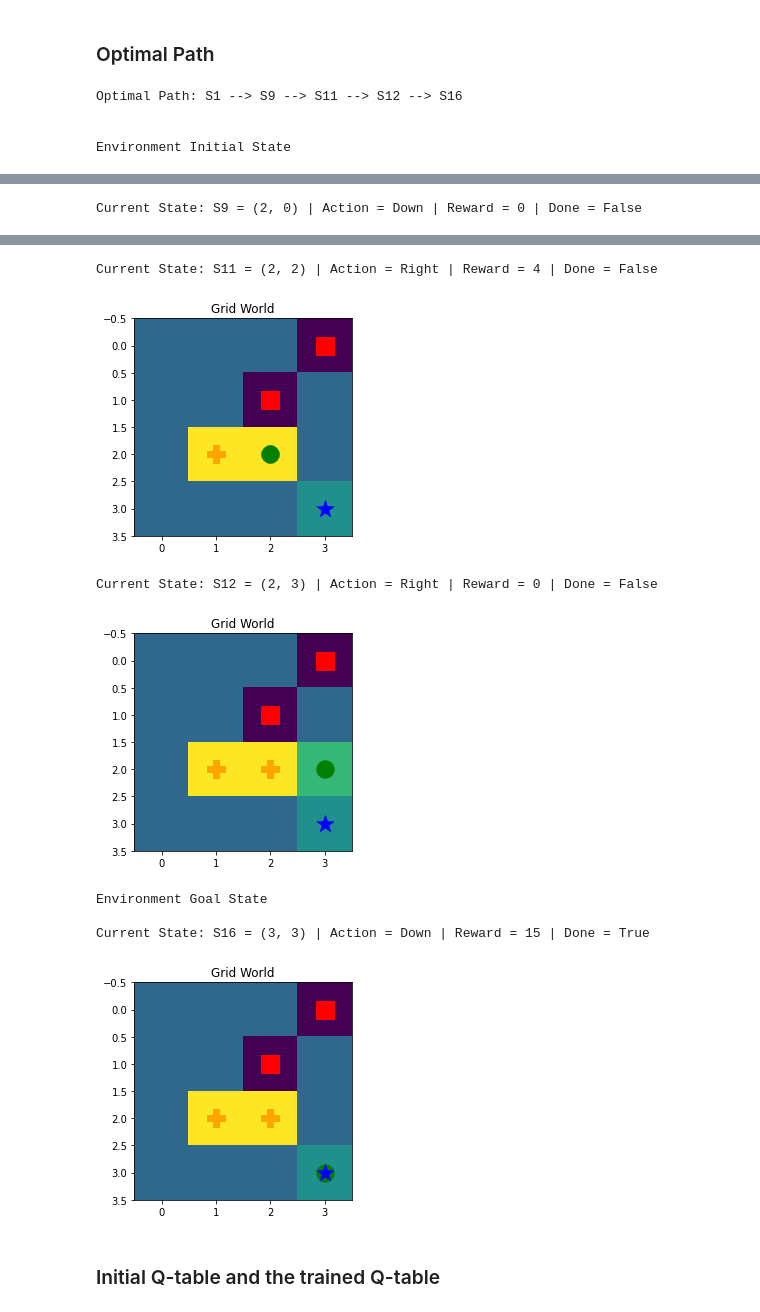
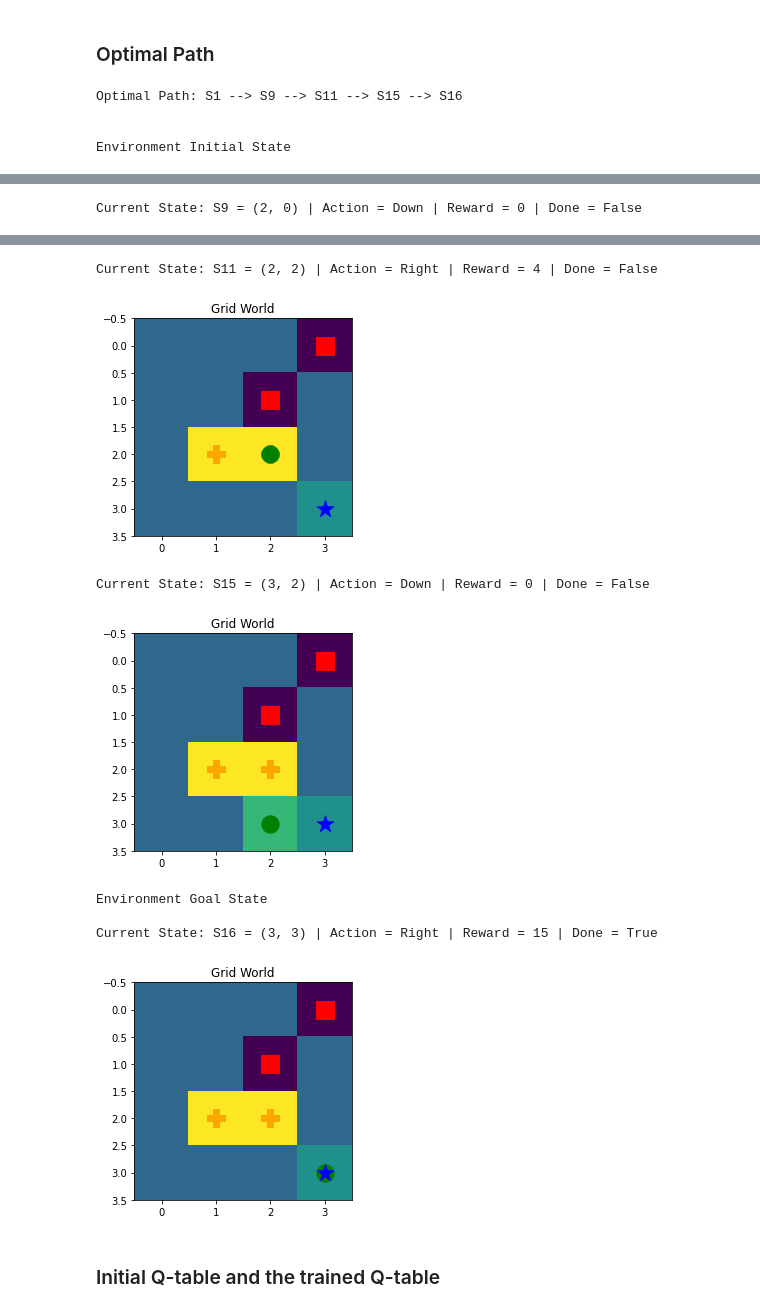
Before and after one commit to UBCSE-ngupta22/CSE574_Assign3, a Jupyter notebook: ngupta22_shuchisu_assignment3_bonus.ipynb, the cells around one changed output, grey strips where cells are left out. Cells and saved outputs as stored; diff of their text form; code cells hidden in the pictures.

```diff
--- a/ngupta22_shuchisu_assignment3_bonus.ipynb
+++ b/ngupta22_shuchisu_assignment3_bonus.ipynb
@@ -204,40 +204,40 @@ for i, v in enumerate(optimalVals):
     optimalPath += currentStateEquivalent[v]
     if i < len(optimalVals) - 1:
         optimalPath += " --> "
 
 print(f"Optimal Path: {optimalPath}")
 print("\n")
 
-optimalActions_2steps = [item for val in optimalActions for item in [val, val]]
+optimalActions_2steps = [i for v in optimalActions for i in [v, v]]
 
 env = GridEnvironment()
 env.reset()
 print("Environment Initial State")
 env.render()
 for i in range(len(optimalActions_2steps)):
     action = optimalActions_2steps[i]
     observation, reward, _, state, done, _ = env.step(action)
     stateTup = tuple(state)
     if i == len(optimalActions_2steps) - 1:
         print("Environment Goal State")
     if i%2==1:
         print(f"\nCurrent State: {statesEquivalent[stateTup]} = {stateTup} | Action = {actionsEquivalent[action]} | Reward = {reward} | Done = {done}")
         env.render()
 # %% [output]
-Optimal Path: S1 --> S9 --> S11 --> S12 --> S16
+Optimal Path: S1 --> S9 --> S11 --> S15 --> S16
 
 
 Environment Initial State
 [figure]
 Current State: S9 = (2, 0) | Action = Down | Reward = 0 | Done = False
 [figure]
 Current State: S11 = (2, 2) | Action = Right | Reward = 4 | Done = False
 [figure]
-Current State: S12 = (2, 3) | Action = Right | Reward = 0 | Done = False
+Current State: S15 = (3, 2) | Action = Down | Reward = 0 | Done = False
-[figure, old version]
+[figure, new version]
 Environment Goal State
 
-Current State: S16 = (3, 3) | Action = Down | Reward = 15 | Done = True
+Current State: S16 = (3, 3) | Action = Right | Reward = 15 | Done = True
 [figure]
 # %% [markdown]
 ### Initial Q-table and the trained Q-table
```
